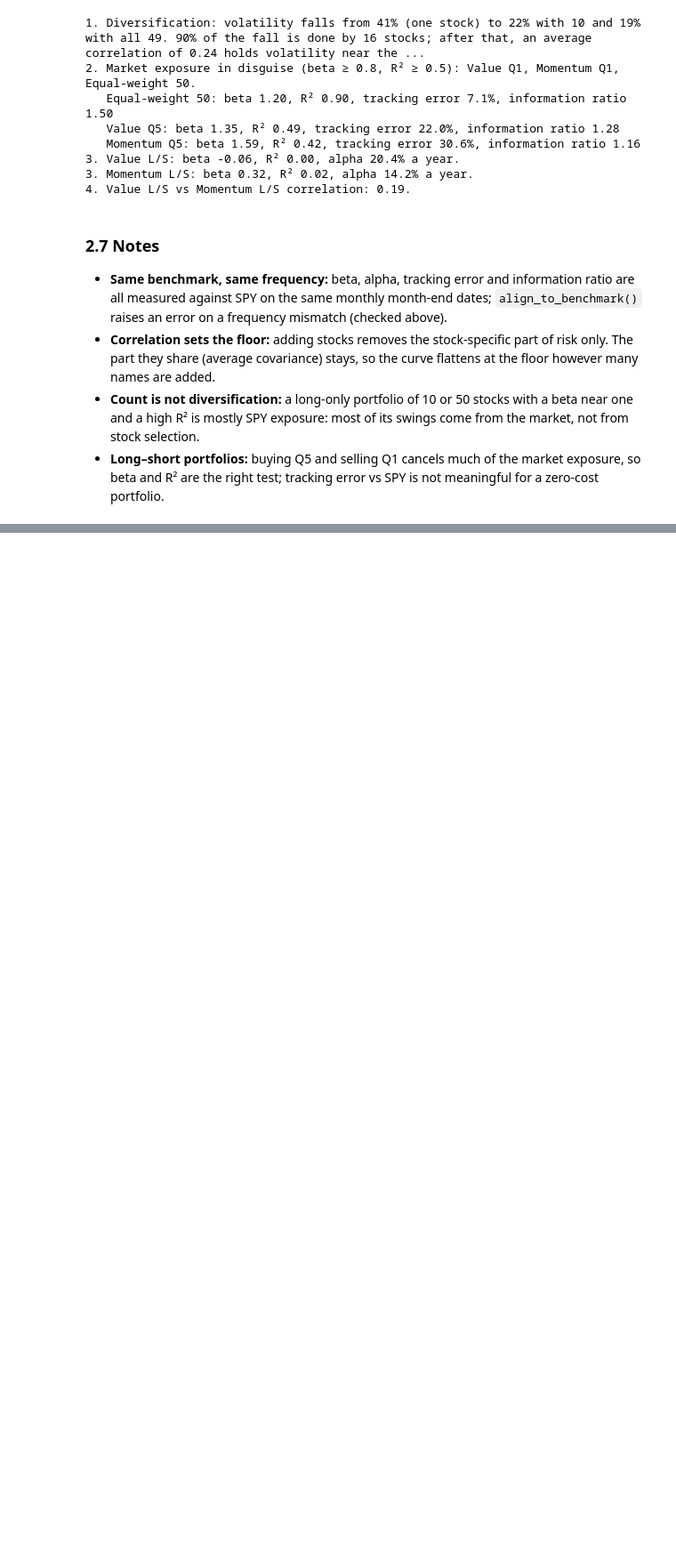
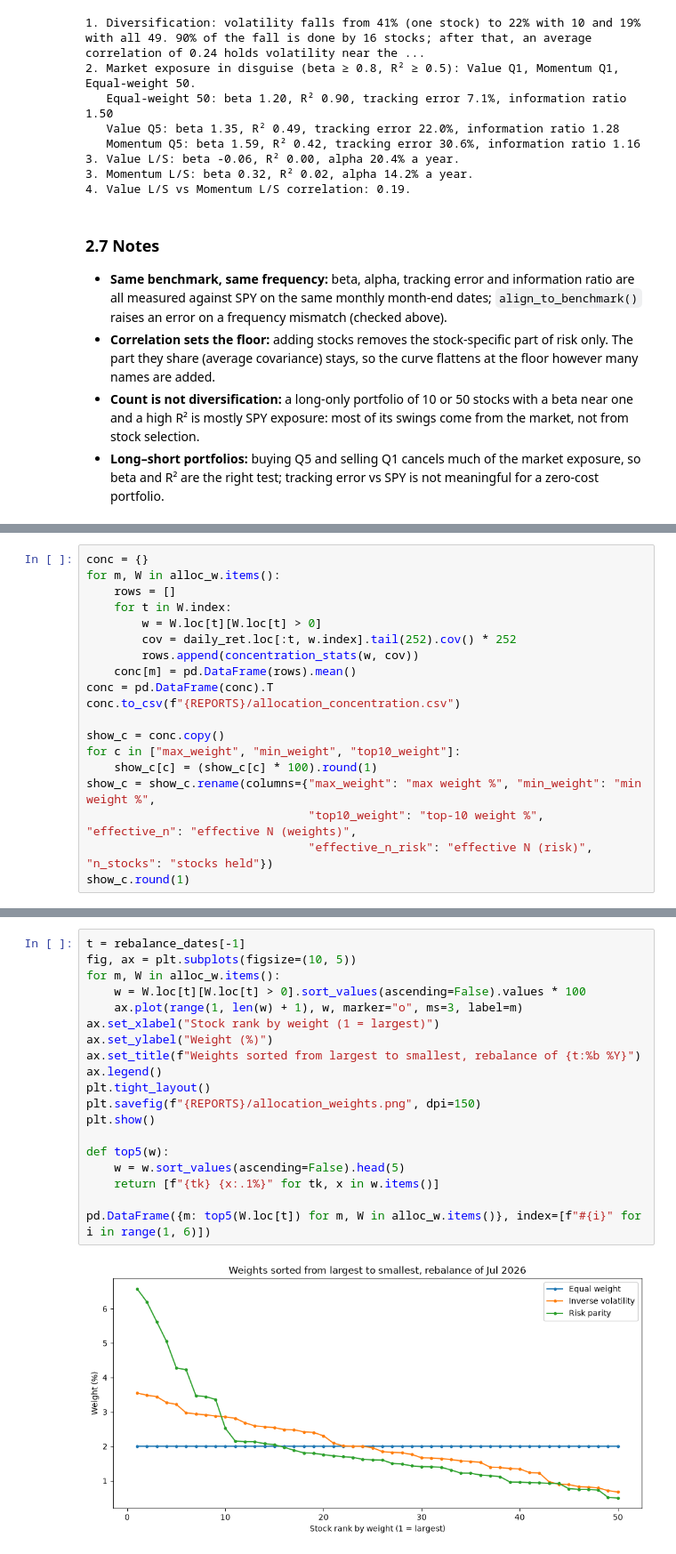
Before and after one commit to jialucharlottewu/LendoCapital, a Jupyter notebook: notebooks/week3/risk_portfolio_construction.ipynb, the cells around one changed output, grey strips where cells are left out. Shown at 89% size. Saved outputs shown, nothing was run; the diff lists cells and outputs as text; blank space fills up the shorter version.

Commit message:
Week 3 Task 3: allocation methods

```diff
--- a/notebooks/week3/risk_portfolio_construction.ipynb
+++ b/notebooks/week3/risk_portfolio_construction.ipynb
@@ -401,0 +485,19 @@ print(f"4. Value L/S vs Momentum L/S correlation: {port_corr.loc['Value L/S', 'M
+# %%
+conc = {}
+for m, W in alloc_w.items():
+    rows = []
+    for t in W.index:
+        w = W.loc[t][W.loc[t] > 0]
+        cov = daily_ret.loc[:t, w.index].tail(252).cov() * 252
+        rows.append(concentration_stats(w, cov))
+    conc[m] = pd.DataFrame(rows).mean()
+conc = pd.DataFrame(conc).T
+conc.to_csv(f"{REPORTS}/allocation_concentration.csv")
+
+show_c = conc.copy()
+for c in ["max_weight", "min_weight", "top10_weight"]:
+    show_c[c] = (show_c[c] * 100).round(1)
+show_c = show_c.rename(columns={"max_weight": "max weight %", "min_weight": "min weight %",
+                                "top10_weight": "top-10 weight %", "effective_n": "effective N (weights)",
+                                "effective_n_risk": "effective N (risk)", "n_stocks": "stocks held"})
+show_c.round(1)
@@ -401,0 +509,21 @@ print(f"4. Value L/S vs Momentum L/S correlation: {port_corr.loc['Value L/S', 'M
+# %%
+t = rebalance_dates[-1]
+fig, ax = plt.subplots(figsize=(10, 5))
+for m, W in alloc_w.items():
+    w = W.loc[t][W.loc[t] > 0].sort_values(ascending=False).values * 100
+    ax.plot(range(1, len(w) + 1), w, marker="o", ms=3, label=m)
+ax.set_xlabel("Stock rank by weight (1 = largest)")
+ax.set_ylabel("Weight (%)")
+ax.set_title(f"Weights sorted from largest to smallest, rebalance of {t:%b %Y}")
+ax.legend()
+plt.tight_layout()
+plt.savefig(f"{REPORTS}/allocation_weights.png", dpi=150)
+plt.show()
+
+def top5(w):
+    w = w.sort_values(ascending=False).head(5)
+    return [f"{tk} {x:.1%}" for tk, x in w.items()]
+
+pd.DataFrame({m: top5(W.loc[t]) for m, W in alloc_w.items()}, index=[f"#{i}" for i in range(1, 6)])
+# %% [output]
+[figure, added]
```
Also changed, not shown: parts of 14 cells of this notebook, 6 other files.
